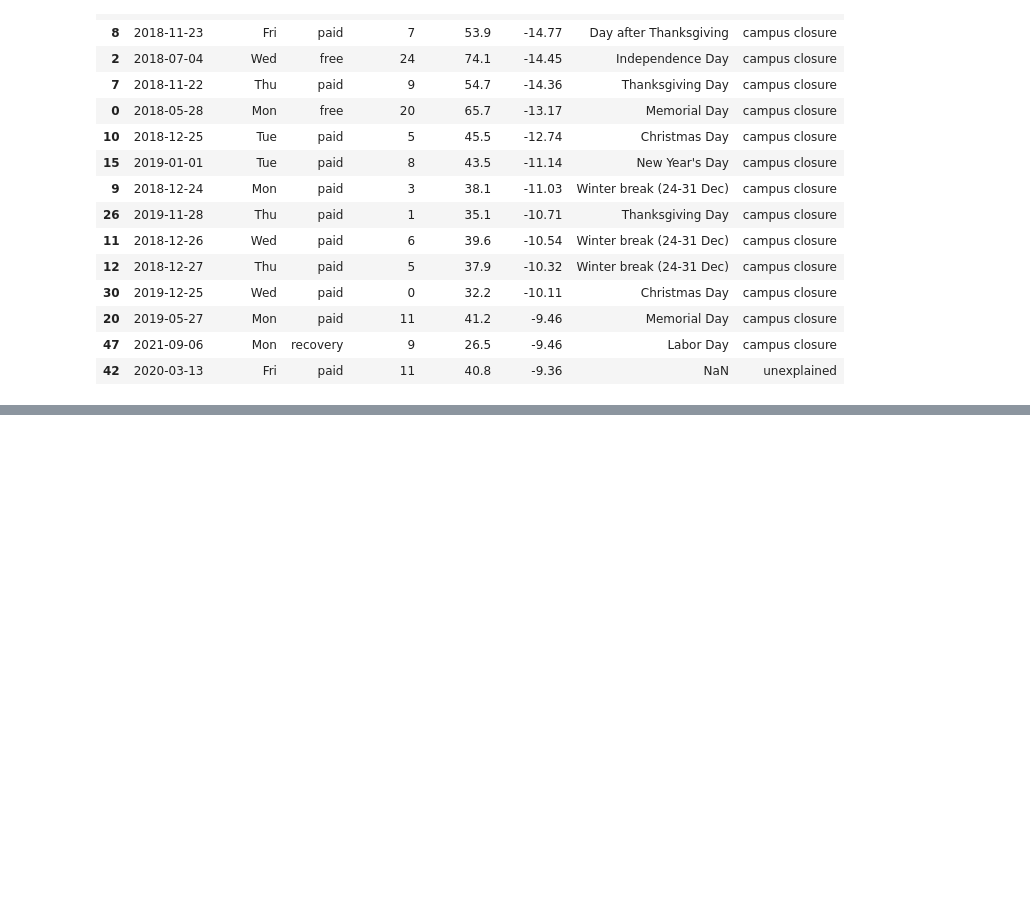
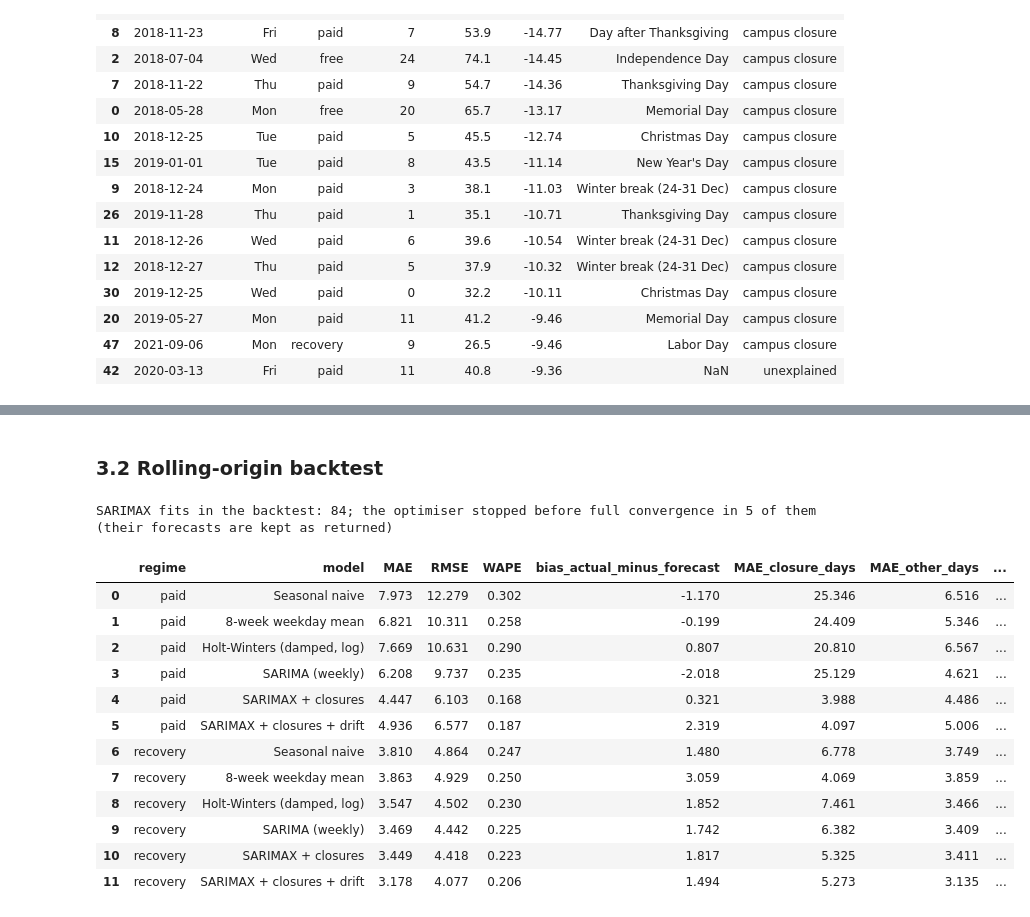
Before and after one commit to Gnanesh-12/EV-Charging-Demand-Analytics, a Jupyter notebook: notebooks/EV_Charging_Demand_Analysis_i16.ipynb, the cells around one changed output, grey strips where cells are left out. Cells and saved outputs as stored; diff of their text form; code cells hidden in the pictures; blank space fills up the shorter version.

```diff
--- a/notebooks/EV_Charging_Demand_Analysis_i16.ipynb
+++ b/notebooks/EV_Charging_Demand_Analysis_i16.ipynb
@@ -890,0 +958,43 @@ COVID shock: 196 sessions/week in the 8 weeks before the shutdown -> 8.2 from Ap
+# %% [markdown]
+### 3.2 Rolling-origin backtest
+# %%
+bt_rows, bt_preds = [], []
+for regime, origins in BACKTEST_ORIGINS.items():
+    series = d_obs.loc[d_obs.regime == regime, 'session_count']
+    for model in MODELS:
+        parts = []
+        for o in origins:
+            train = series[:o - pd.Timedelta(days=1)]
+            test = series[o:o + pd.Timedelta(days=HORIZON - 1)]
+            f = fit_forecast(model, train, test.index)
+            f['actual'], f['origin'], f['h'] = test.values, o, np.arange(1, len(test) + 1)
+            parts.append(f)
+        e = pd.concat(parts)
+        err = e['actual'] - e['forecast']
+        cl = e.index.isin(closures.index)
+        bt_rows.append({'regime': regime, 'model': model, 'MAE': err.abs().mean(), 'RMSE': np.sqrt((err ** 2).mean()),
+                        'WAPE': err.abs().sum() / e['actual'].sum(), 'bias_actual_minus_forecast': err.mean(),
+                        'MAE_closure_days': err[cl].abs().mean(), 'MAE_other_days': err[~cl].abs().mean(),
+                        'coverage_80': ((e['actual'] >= e['lo80']) & (e['actual'] <= e['hi80'])).mean() if 'lo80' in e else np.nan,
+                        'forecasts': len(e)})
+        bt_preds.append(e.assign(regime=regime, model=model))
+backtest = pd.DataFrame(bt_rows)
+backtest.round(4).to_csv(ROOT / 'ts_backtest_i16.csv', index=False)
+print(f'SARIMAX fits in the backtest: {len(CONVERGED)}; the optimiser stopped before full convergence in '
+      f'{CONVERGED.count(False)} of them (their forecasts are kept as returned)')
+backtest.round(3)
+# %% [output]
+SARIMAX fits in the backtest: 84; the optimiser stopped before full convergence in 5 of them (their forecasts are kept as returned)
+|  | regime | model | MAE | RMSE | WAPE | bias_actual_minus_forecast | MAE_closure_days | MAE_other_days | ... |
+| 0 | paid | Seasonal naive | 7.973 | 12.279 | 0.302 | -1.170 | 25.346 | 6.516 | ... |
+| 1 | paid | 8-week weekday mean | 6.821 | 10.311 | 0.258 | -0.199 | 24.409 | 5.346 | ... |
+| 2 | paid | Holt-Winters (damped, log) | 7.669 | 10.631 | 0.290 | 0.807 | 20.810 | 6.567 | ... |
+| 3 | paid | SARIMA (weekly) | 6.208 | 9.737 | 0.235 | -2.018 | 25.129 | 4.621 | ... |
+| 4 | paid | SARIMAX + closures | 4.447 | 6.103 | 0.168 | 0.321 | 3.988 | 4.486 | ... |
+| 5 | paid | SARIMAX + closures + drift | 4.936 | 6.577 | 0.187 | 2.319 | 4.097 | 5.006 | ... |
+| 6 | recovery | Seasonal naive | 3.810 | 4.864 | 0.247 | 1.480 | 6.778 | 3.749 | ... |
+| 7 | recovery | 8-week weekday mean | 3.863 | 4.929 | 0.250 | 3.059 | 4.069 | 3.859 | ... |
+| 8 | recovery | Holt-Winters (damped, log) | 3.547 | 4.502 | 0.230 | 1.852 | 7.461 | 3.466 | ... |
+| 9 | recovery | SARIMA (weekly) | 3.469 | 4.442 | 0.225 | 1.742 | 6.382 | 3.409 | ... |
+| 10 | recovery | SARIMAX + closures | 3.449 | 4.418 | 0.223 | 1.817 | 5.325 | 3.411 | ... |
+| 11 | recovery | SARIMAX + closures + drift | 3.178 | 4.077 | 0.206 | 1.494 | 5.273 | 3.135 | ... |
```
Also changed, not shown: parts of 4 cells of this notebook, 3 other files.
